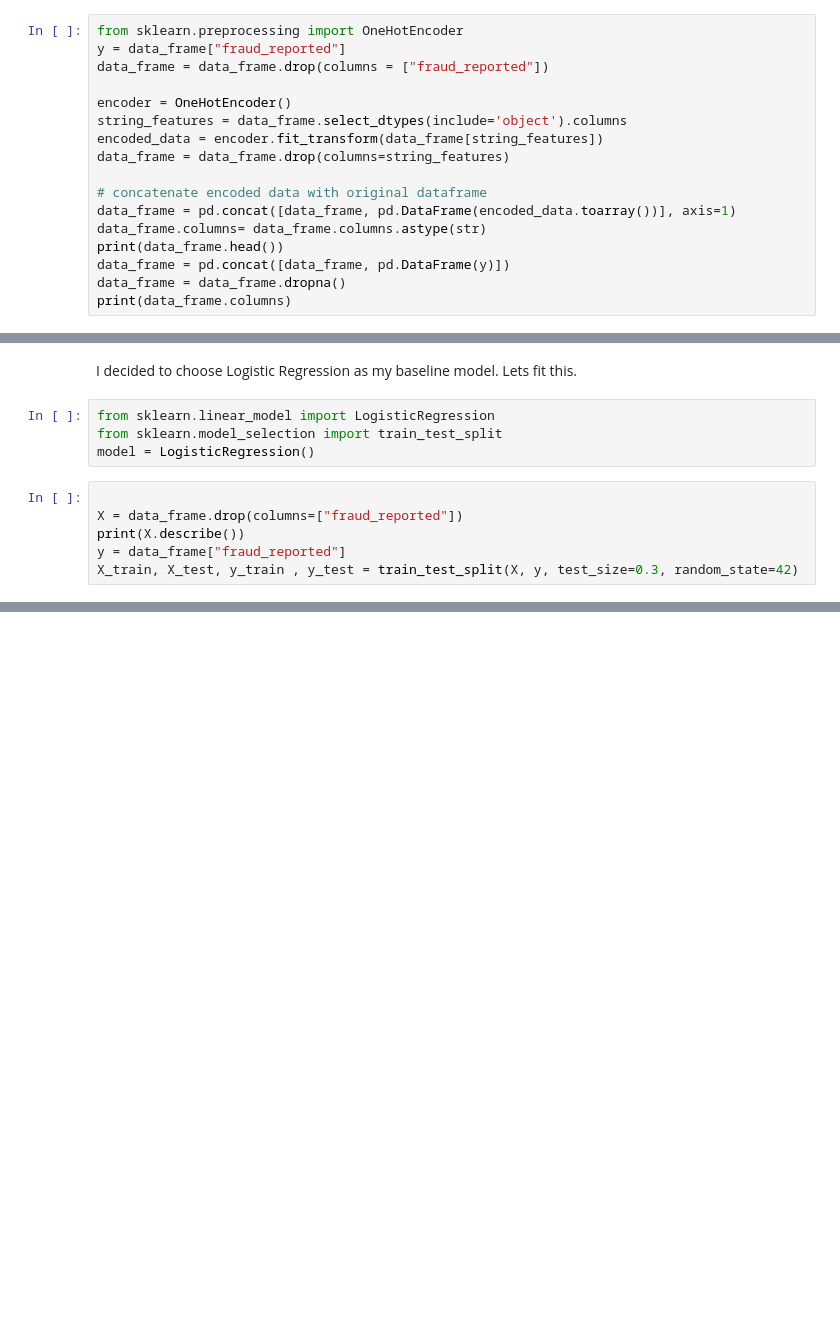
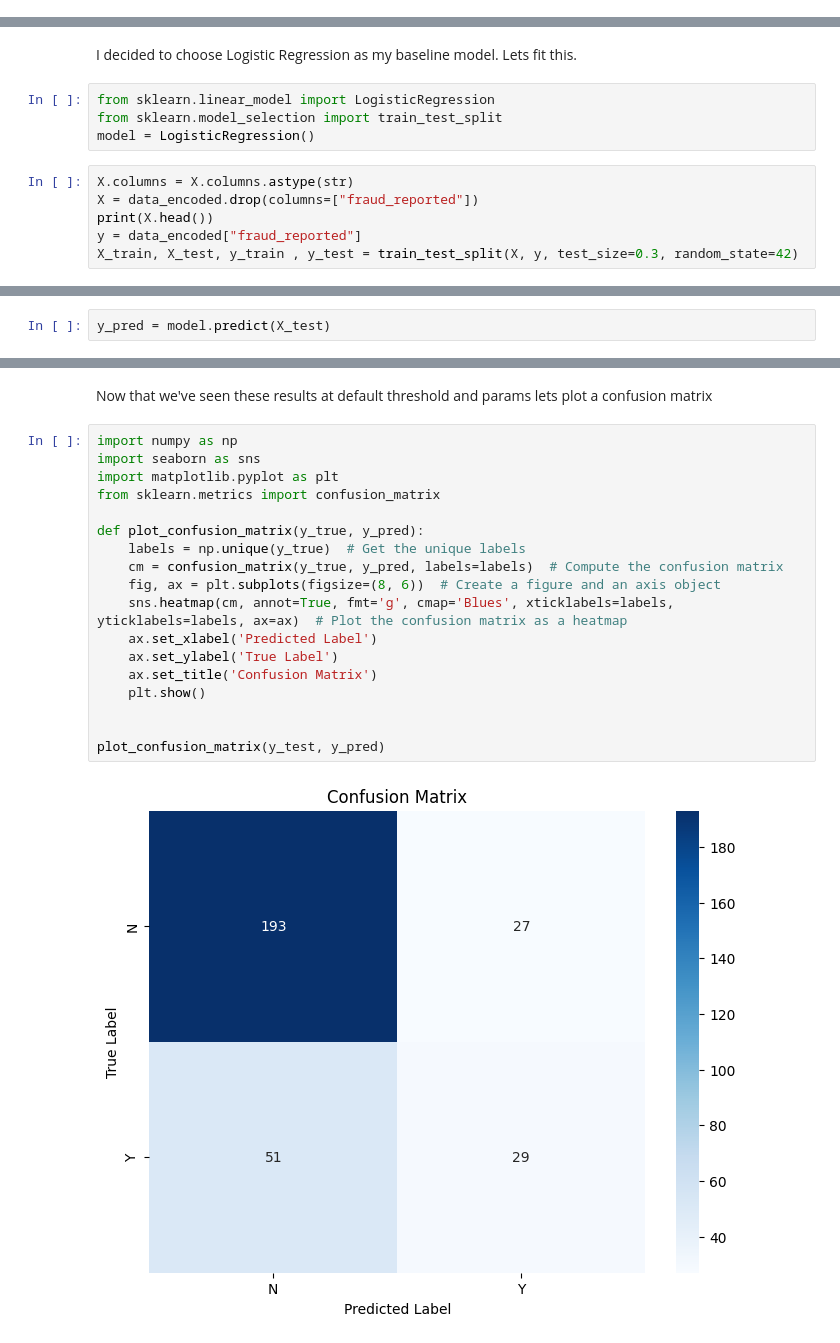
Before and after one commit to Khurdhula-Harshavardhan/insurance-fraud-detection, a Jupyter notebook: fraudDetector.ipynb, the cells around one changed output, grey strips where cells are left out. Saved outputs shown, nothing was run; the diff lists cells and outputs as text; blank space fills up the shorter version.

```diff
--- a/fraudDetector.ipynb
+++ b/fraudDetector.ipynb
@@ -85,17 +69,0 @@ There are only three states, let encode this.
-# %%
-from sklearn.preprocessing import OneHotEncoder
-y = data_frame["fraud_reported"]
-data_frame = data_frame.drop(columns = ["fraud_reported"])
-
-encoder = OneHotEncoder()
-string_features = data_frame.select_dtypes(include='object').columns
-encoded_data = encoder.fit_transform(data_frame[string_features])
-data_frame = data_frame.drop(columns=string_features)
-
-# concatenate encoded data with original dataframe
-data_frame = pd.concat([data_frame, pd.DataFrame(encoded_data.toarray())], axis=1)
-data_frame.columns= data_frame.columns.astype(str)
-print(data_frame.head())
-data_frame = pd.concat([data_frame, pd.DataFrame(y)])
-data_frame = data_frame.dropna()
-print(data_frame.columns)
@@ -125,9 +106,9 @@ from sklearn.linear_model import LogisticRegression
 from sklearn.model_selection import train_test_split
 model = LogisticRegression()
 # %%
-
-X = data_frame.drop(columns=["fraud_reported"])
-print(X.describe())
-y = data_frame["fraud_reported"]
+X.columns = X.columns.astype(str)
+X = data_encoded.drop(columns=["fraud_reported"])
+print(X.head())
+y = data_encoded["fraud_reported"]
 X_train, X_test, y_train , y_test = train_test_split(X, y, test_size=0.3, random_state=42)
 # %% [output]
@@ -155,0 +134,2 @@ TypeError: Feature names are only supported if all input features have string na
+# %%
+y_pred = model.predict(X_test)
@@ -155,0 +148,22 @@ TypeError: Feature names are only supported if all input features have string na
+# %% [markdown]
+Now that we've seen these results at default threshold and params lets plot a confusion matrix
+# %%
+import numpy as np
+import seaborn as sns
+import matplotlib.pyplot as plt
+from sklearn.metrics import confusion_matrix
+
+def plot_confusion_matrix(y_true, y_pred):
+    labels = np.unique(y_true)  # Get the unique labels
+    cm = confusion_matrix(y_true, y_pred, labels=labels)  # Compute the confusion matrix
+    fig, ax = plt.subplots(figsize=(8, 6))  # Create a figure and an axis object
+    sns.heatmap(cm, annot=True, fmt='g', cmap='Blues', xticklabels=labels, yticklabels=labels, ax=ax)  # Plot the confusion matrix as a heatmap
+    ax.set_xlabel('Predicted Label')
+    ax.set_ylabel('True Label')
+    ax.set_title('Confusion Matrix')
+    plt.show()
+
+
+plot_confusion_matrix(y_test, y_pred)
+# %% [output]
+[figure, added]
```
Also changed, not shown: parts of 16 cells of this notebook, 6 other files.
